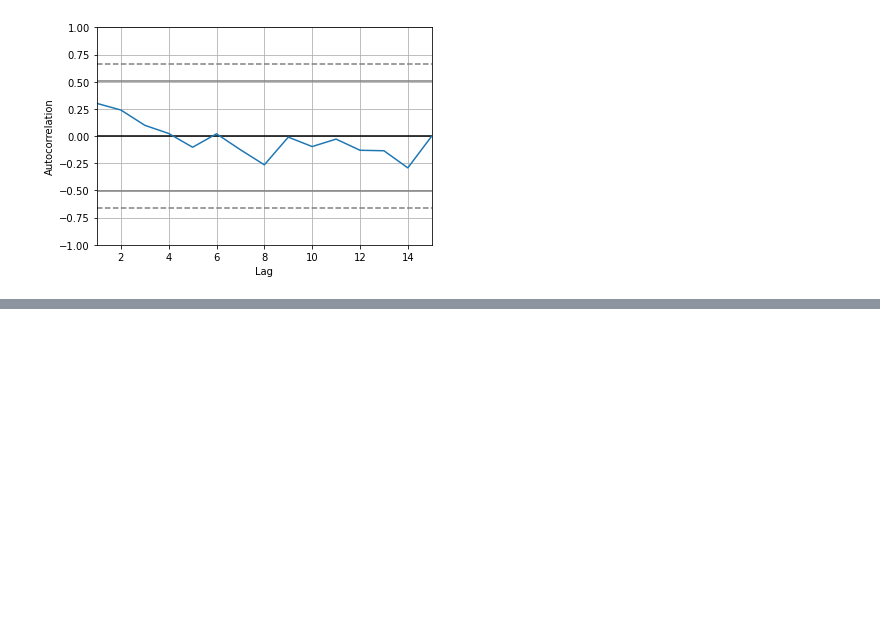
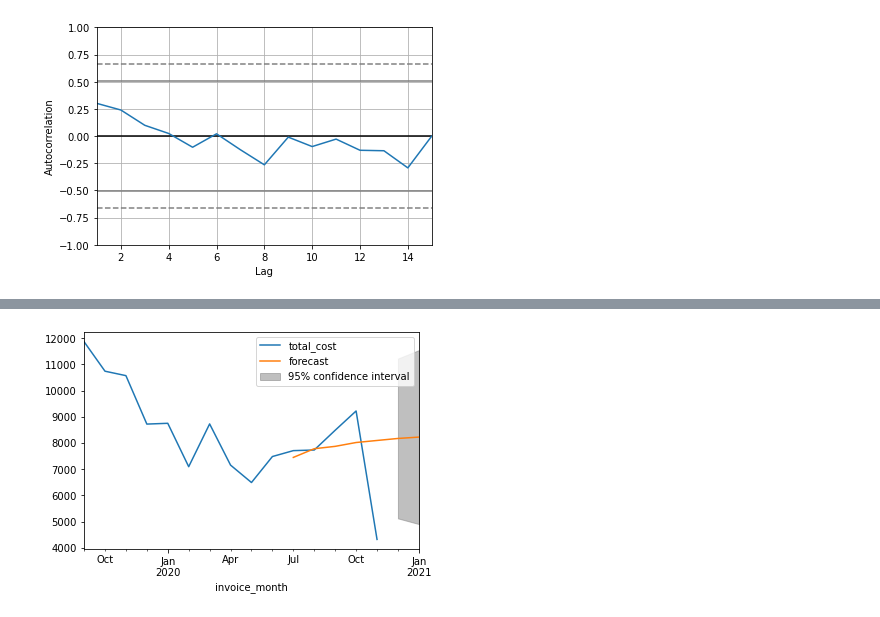
Before and after one commit to texasfight/ME379M_Hackathon, a Jupyter notebook: Notebooks/Irvin_EDA_Week_2.ipynb, the cells around one changed output, grey strips where cells are left out. Saved outputs shown, nothing was run; the diff lists cells and outputs as text; code cells hidden in the pictures; blank space fills up the shorter version.

```diff
--- a/Notebooks/Irvin_EDA_Week_2.ipynb
+++ b/Notebooks/Irvin_EDA_Week_2.ipynb
@@ -185,0 +143,8 @@ Best ARIMA(2, 0, 0) MAE=300.180
+# %%
+mod = sm.tsa.ARIMA(dfPYCO_processed, order=(3,0,0)).fit()
+# %%
+fig, ax = plt.subplots()
+ax = dfPYCO_processed.loc["2019-09-01":].plot(ax=ax)
+fig = mod.plot_predict("2020-07-01", "2021-01-01", dynamic=True, ax=ax, plot_insample=False)
+# %% [output]
+[figure, added]
```
Also changed, not shown: parts of 15 cells of this notebook.
